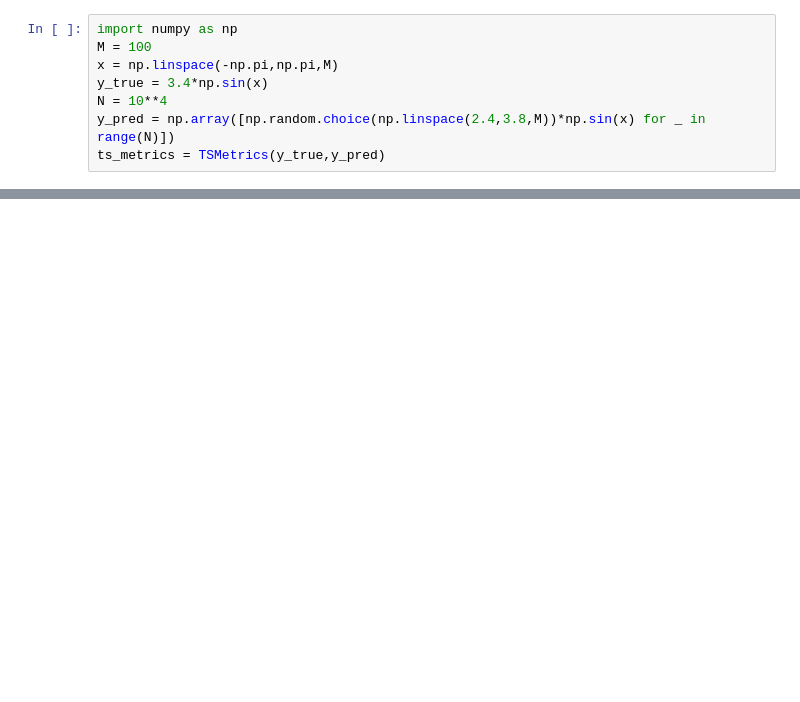
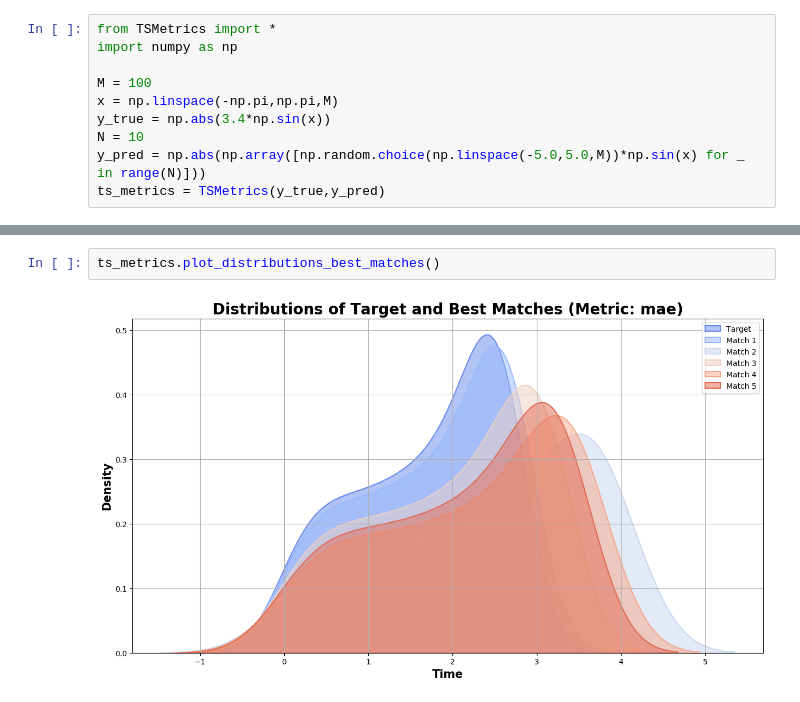
Before and after one commit to PieroPaialungaAI/TSMetrics, a Jupyter notebook: example.ipynb, the cells around one changed output, grey strips where cells are left out. Saved outputs shown, nothing was run; the diff lists cells and outputs as text; blank space fills up the shorter version.

```diff
--- a/example.ipynb
+++ b/example.ipynb
@@ -3,8 +1,10 @@ from TSMetrics import *
 # %%
+from TSMetrics import *
 import numpy as np
+
 M = 100
 x = np.linspace(-np.pi,np.pi,M)
-y_true = 3.4*np.sin(x)
-N = 10**4
-y_pred = np.array([np.random.choice(np.linspace(2.4,3.8,M))*np.sin(x) for _ in range(N)])
+y_true = np.abs(3.4*np.sin(x))
+N = 10
+y_pred = np.abs(np.array([np.random.choice(np.linspace(-5.0,5.0,M))*np.sin(x) for _ in range(N)]))
 ts_metrics = TSMetrics(y_true,y_pred)
@@ -28,0 +11,4 @@ data
+# %%
+ts_metrics.plot_distributions_best_matches()
+# %% [output]
+[figure, added]
```
Also changed, not shown: parts of 3 cells of this notebook, 6 other files.
